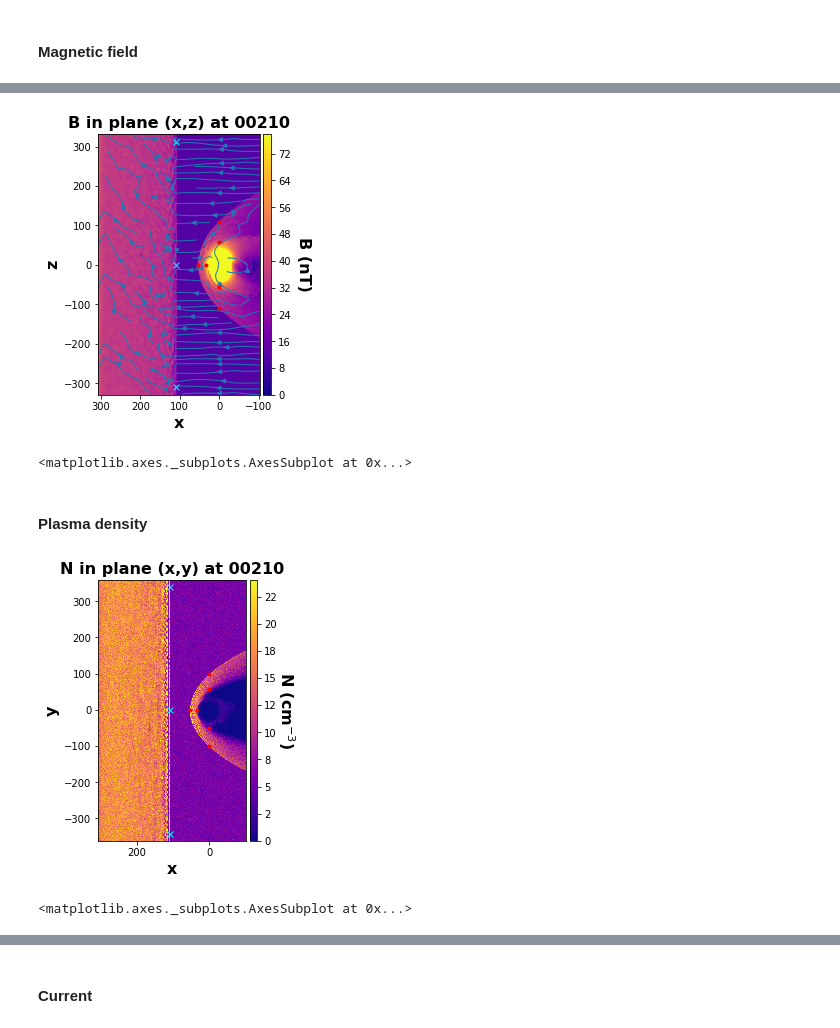
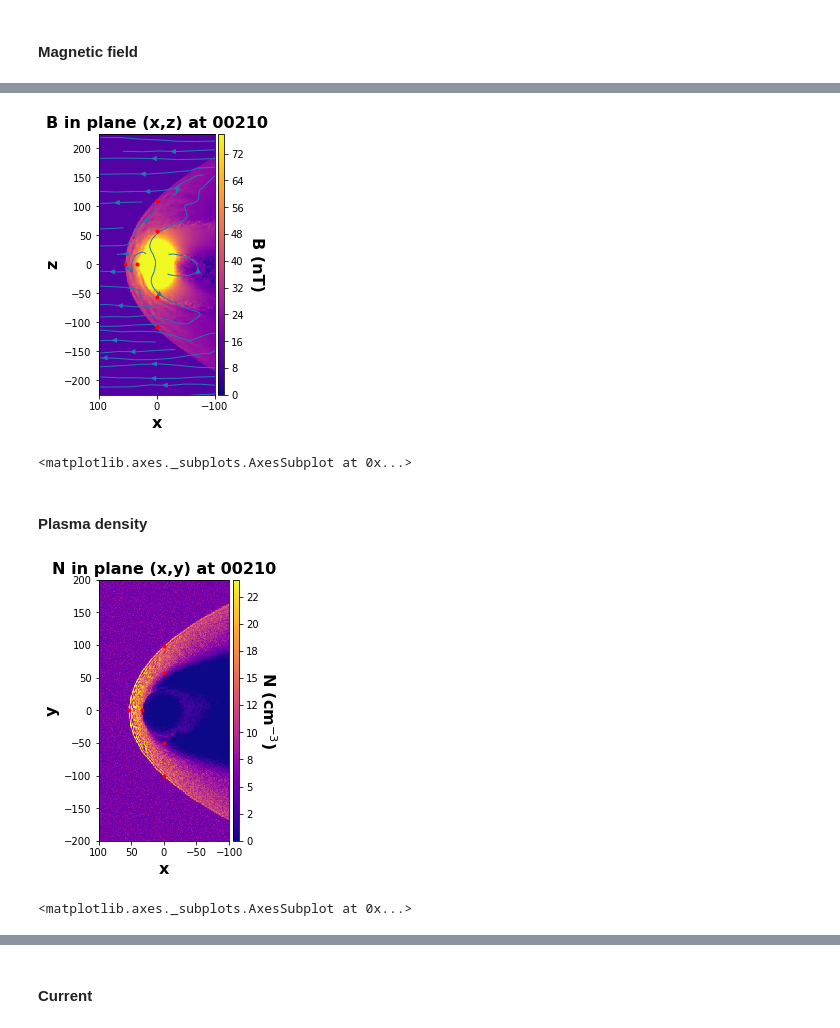
Before and after one commit to cmoissar/Jupyter-Notebooks, a Jupyter notebook: Story_Writer.ipynb, the cells around one changed output, grey strips where cells are left out. Drawn from its saved outputs; the diff is of its cells as text; code cells hidden in the pictures.

```diff
--- a/Story_Writer.ipynb
+++ b/Story_Writer.ipynb
@@ -997,6 +990,7 @@ xmin = min(x)
 xmax = 3*abs(xmin)   #Most of the length in the x direction is used to give space for the sheath to form
                      #It is not really interesting
 zoom = (xmin, xmax, min(y), max(y), min(z), max(z))
+zoom = (-100, 75, -200, 200, -225, 225)
 
 # lw = 2*np.sqrt(Bx.transpose()**2 + Bj.transpose()**2) / np.mean(A)
 # %% [markdown]
@@ -1016,15 +1011,15 @@ magplot = MD.plot_colormap(mag_B, title = f'B in plane (x,y) at {time}', label =
 # %%
 mag_B = np.sqrt( Bx[:,ny0,:]**2
                 +By[:,ny0,:]**2
                 +Bz[:,ny0,:]**2 )
 
 MD.plot_colormap(mag_B, f'B in plane (x,z) at {time}', 'B (nT)', 'xz',
                  ratio_max_to_med = 1.4, with_dots = True, normales = None, loop = loop,
                  save_dir = storing_directory, t_label = time_label,
-                 zoom = zoom, density = 1.5,
+                 zoom = zoom, density = 5.5,
                  streamplot = True, Bx = Bx[:,ny0,:], Bj = Bz[:,ny0,:])
 # %% [output]
-[figure, old version]
+[figure, new version]
 <matplotlib.axes._subplots.AxesSubplot at 0x...>
 # %% [markdown]
 #### Plasma density
@@ -1034,7 +1029,7 @@ MD.plot_colormap(N[:,:,nz0], f'N in plane (x,y) at {time}', r'N (cm$^{-3}$)', 'x
                  save_dir = storing_directory, t_label = time_label,
                  zoom = zoom)
 # %% [output]
-[figure, old version]
+[figure, new version]
 <matplotlib.axes._subplots.AxesSubplot at 0x...>
 # %%
 MD.plot_colormap(N[:,ny0,:], f'N in plane (x,z) at {time}', r'N (cm$^{-3}$)', 'xz',
```
Also changed, not shown: parts of 51 cells of this notebook, 1 other file.
